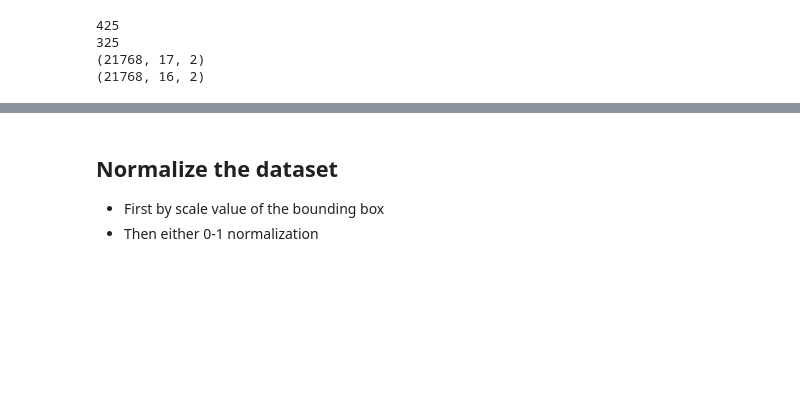
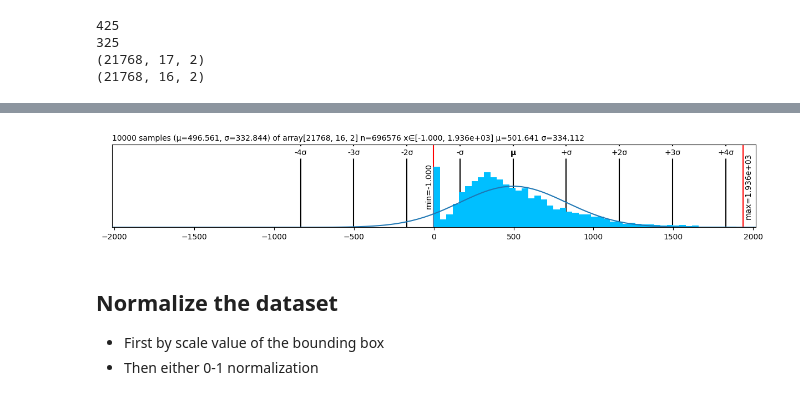
Before and after one commit to bilguudeiblgd/mapping-HPE-representations, a Jupyter notebook: translation_model.ipynb, the cells around one changed output, grey strips where cells are left out. Cells and saved outputs as stored; diff of their text form; code cells hidden in the pictures; blank space fills up the shorter version.

```diff
--- a/translation_model.ipynb
+++ b/translation_model.ipynb
@@ -109,3 +113,7 @@ print(y_clean.shape)
+# %%
+lo(y_clean).plt
+# %% [output]
+[figure, added]
 # %% [markdown]
 ## Normalize the dataset
 - First by scale value of the bounding box
```
Also changed, not shown: parts of 16 cells of this notebook.
